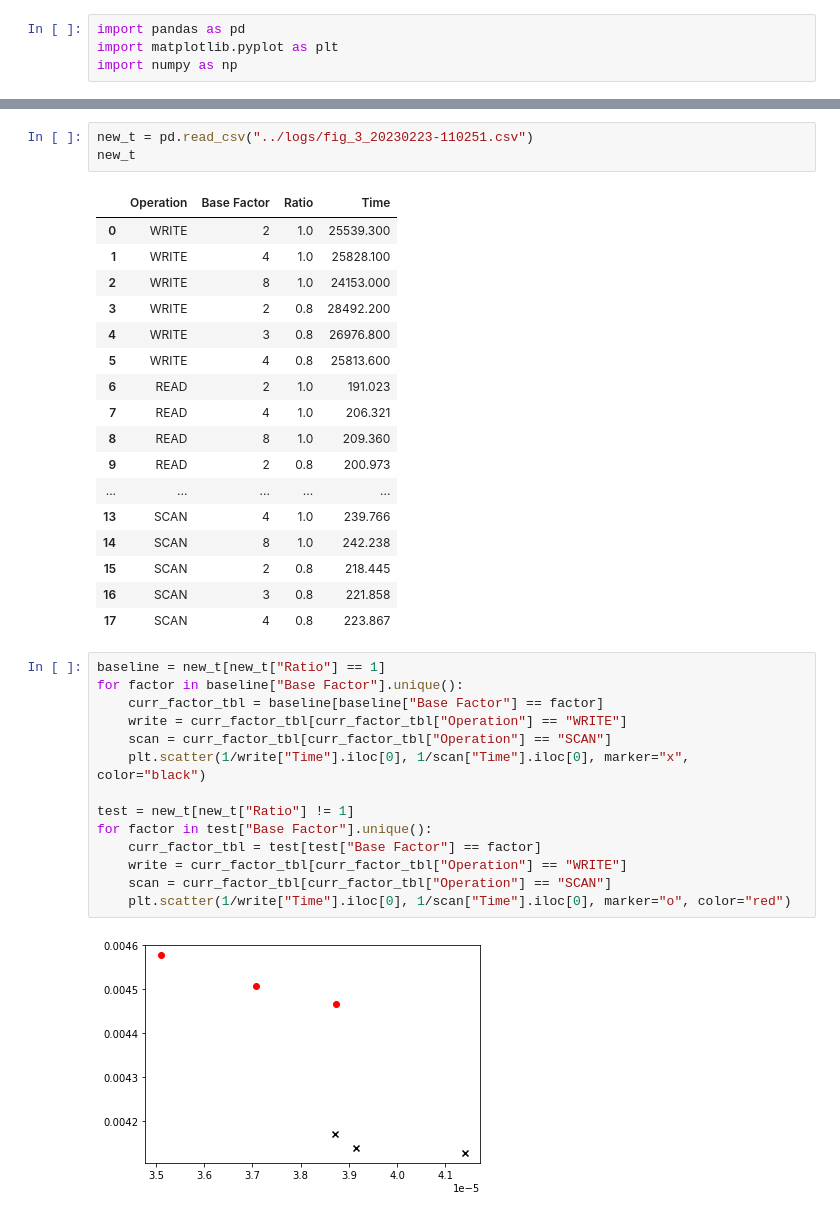
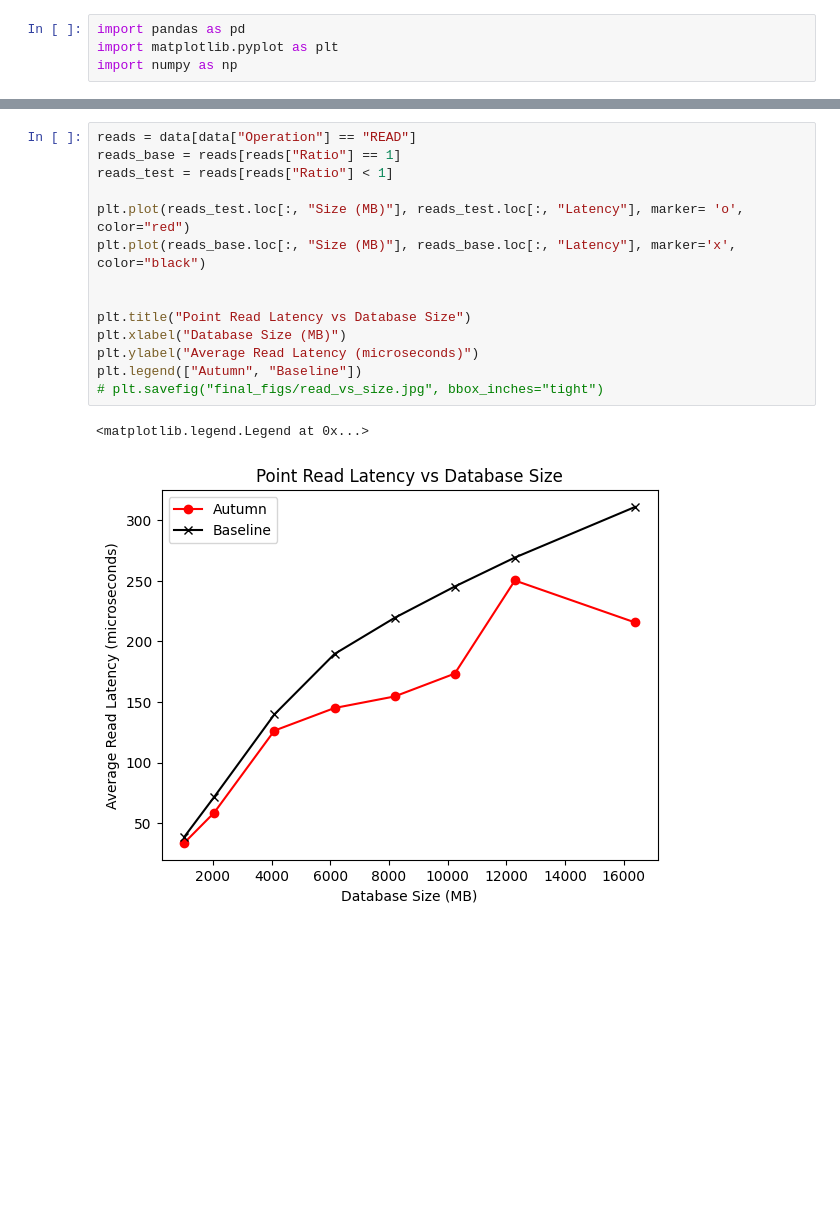
Before and after one commit to reznikovl/YCSB-cpp, a Jupyter notebook: test_generate.ipynb, the cells around one changed output, grey strips where cells are left out. Drawn from its saved outputs; the diff is of its cells as text; blank space fills up the shorter version.

```diff
--- a/test_generate.ipynb
+++ b/test_generate.ipynb
@@ -280,37 +22,17 @@ data3
-# %%
-new_t = pd.read_csv("../logs/fig_3_20230223-110251.csv")
-new_t
-# %% [output]
-|  | Operation | Base Factor | Ratio | Time |
-| 0 | WRITE | 2 | 1.0 | 25539.300 |
-| 1 | WRITE | 4 | 1.0 | 25828.100 |
-| 2 | WRITE | 8 | 1.0 | 24153.000 |
-| 3 | WRITE | 2 | 0.8 | 28492.200 |
-| 4 | WRITE | 3 | 0.8 | 26976.800 |
-| 5 | WRITE | 4 | 0.8 | 25813.600 |
-| 6 | READ | 2 | 1.0 | 191.023 |
-| 7 | READ | 4 | 1.0 | 206.321 |
-| 8 | READ | 8 | 1.0 | 209.360 |
-| 9 | READ | 2 | 0.8 | 200.973 |
-| ... | ... | ... | ... | ... |
-| 13 | SCAN | 4 | 1.0 | 239.766 |
-| 14 | SCAN | 8 | 1.0 | 242.238 |
-| 15 | SCAN | 2 | 0.8 | 218.445 |
-| 16 | SCAN | 3 | 0.8 | 221.858 |
-| 17 | SCAN | 4 | 0.8 | 223.867 |
-# %%
-baseline = new_t[new_t["Ratio"] == 1]
-for factor in baseline["Base Factor"].unique():
-    curr_factor_tbl = baseline[baseline["Base Factor"] == factor]
-    write = curr_factor_tbl[curr_factor_tbl["Operation"] == "WRITE"]
-    scan = curr_factor_tbl[curr_factor_tbl["Operation"] == "SCAN"]
-    plt.scatter(1/write["Time"].iloc[0], 1/scan["Time"].iloc[0], marker="x", color="black")
-
-test = new_t[new_t["Ratio"] != 1]
-for factor in test["Base Factor"].unique():
-    curr_factor_tbl = test[test["Base Factor"] == factor]
-    write = curr_factor_tbl[curr_factor_tbl["Operation"] == "WRITE"]
-    scan = curr_factor_tbl[curr_factor_tbl["Operation"] == "SCAN"]
-    plt.scatter(1/write["Time"].iloc[0], 1/scan["Time"].iloc[0], marker="o", color="red")
-# %% [output]
-[figure, removed]
+# %%
+reads = data[data["Operation"] == "READ"]
+reads_base = reads[reads["Ratio"] == 1]
+reads_test = reads[reads["Ratio"] < 1]
+
+plt.plot(reads_test.loc[:, "Size (MB)"], reads_test.loc[:, "Latency"], marker= 'o', color="red")
+plt.plot(reads_base.loc[:, "Size (MB)"], reads_base.loc[:, "Latency"], marker='x', color="black")
+
+
+plt.title("Point Read Latency vs Database Size")
+plt.xlabel("Database Size (MB)")
+plt.ylabel("Average Read Latency (microseconds)")
+plt.legend(["Autumn", "Baseline"])
+# plt.savefig("final_figs/read_vs_size.jpg", bbox_inches="tight")
+# %% [output]
+<matplotlib.legend.Legend at 0x...>
+[figure, added]
```
Also changed, not shown: parts of 18 cells of this notebook, 4 other files.
